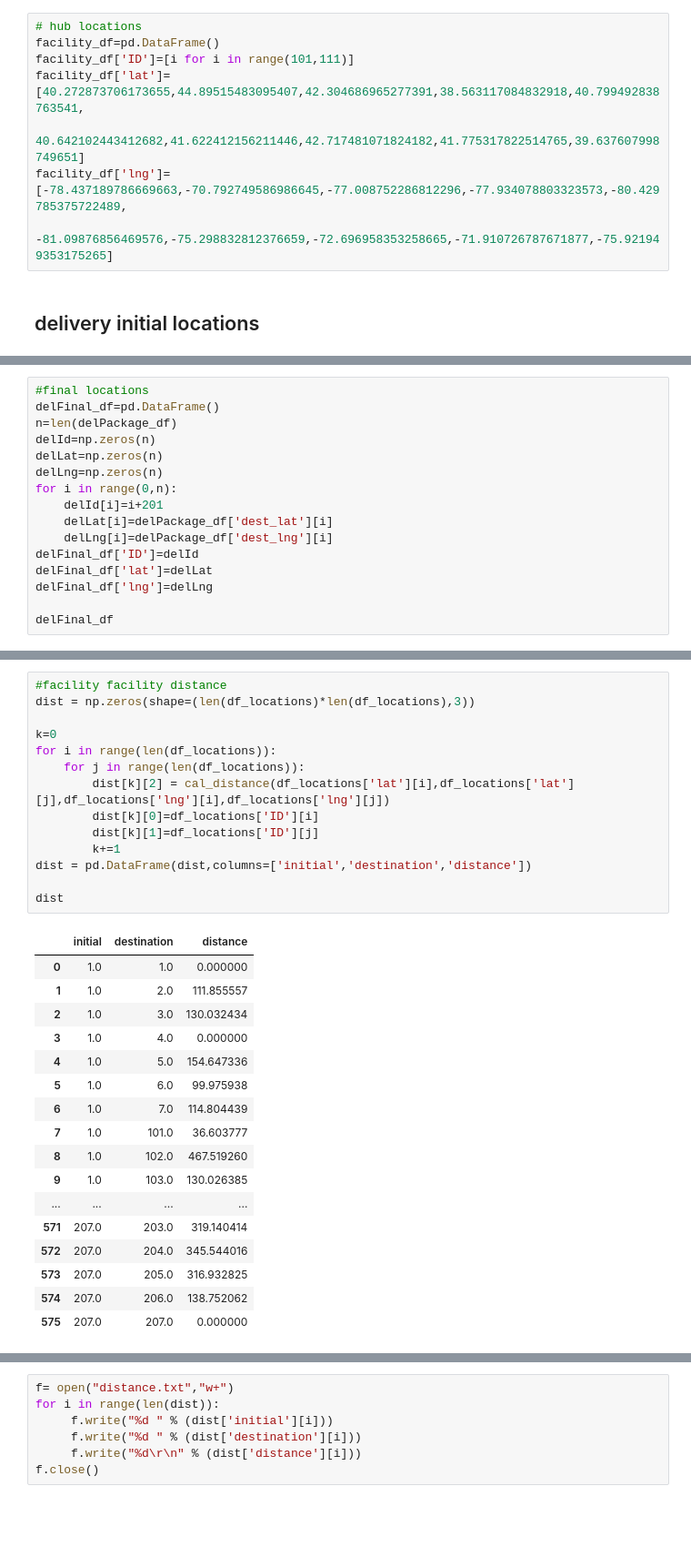
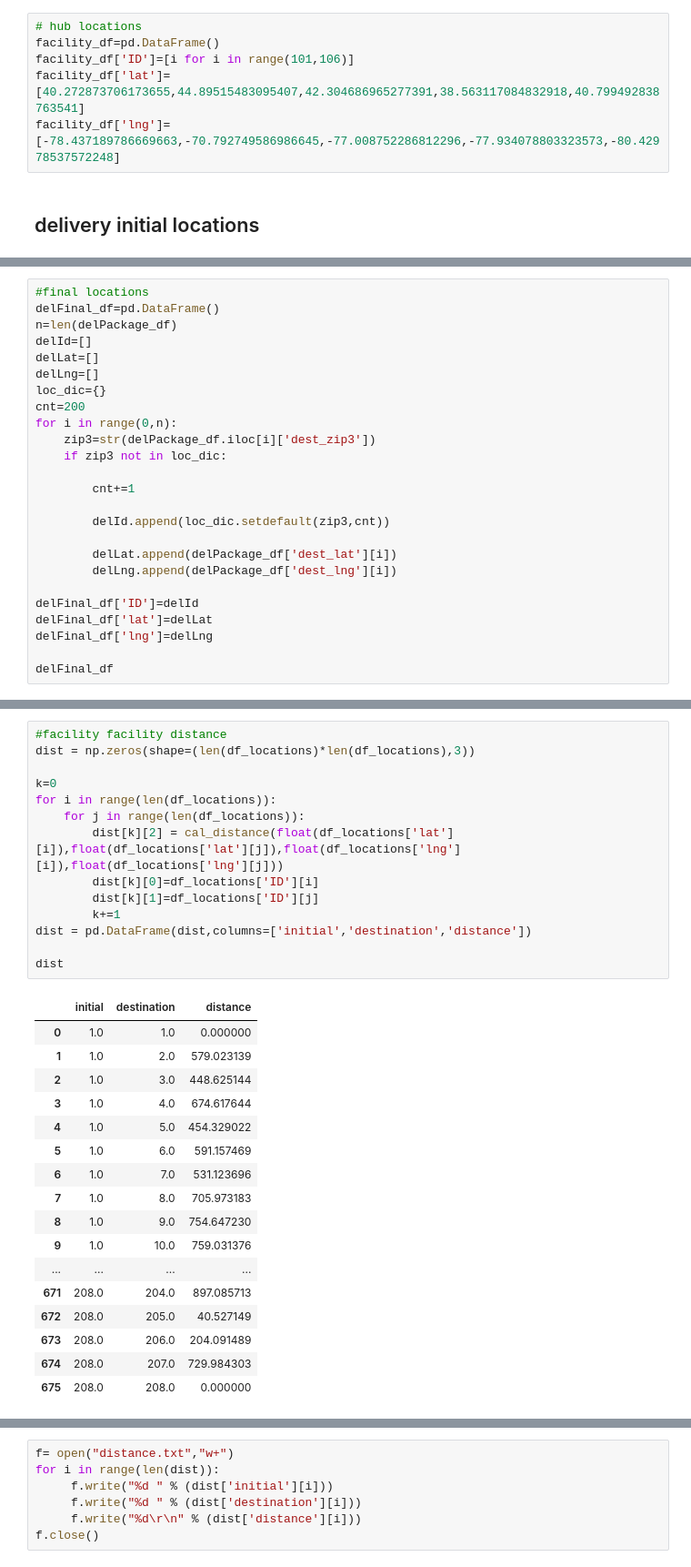
Before and after one commit to seenhzj/Cornell_PB_NE_Hub, a Jupyter notebook: models/calculate distance.ipynb, the cells around one changed output, grey strips where cells are left out. Shown: that part at 91% size. Saved outputs shown, nothing was run; the diff lists cells and outputs as text; blank space fills up the shorter version.

```diff
--- a/models/calculate distance.ipynb
+++ b/models/calculate distance.ipynb
@@ -188,11 +194,9 @@ print(oriNullReturnPackage_df['nullcount'][0]/totalReturnPackage_df['totalcount'
 # %%
 # hub locations
 facility_df=pd.DataFrame()
-facility_df['ID']=[i for i in range(101,111)]
-facility_df['lat']=[40.272873706173655,44.89515483095407,42.304686965277391,38.563117084832918,40.799492838763541,
-                    40.642102443412682,41.622412156211446,42.717481071824182,41.775317822514765,39.637607998749651]
-facility_df['lng']=[-78.437189786669663,-70.792749586986645,-77.008752286812296,-77.934078803323573,-80.429785375722489,
-                    -81.09876856469576,-75.298832812376659,-72.696958353258665,-71.910726787671877,-75.921949353175265]
+facility_df['ID']=[i for i in range(101,106)]
+facility_df['lat']=[40.272873706173655,44.89515483095407,42.304686965277391,38.563117084832918,40.799492838763541]
+facility_df['lng']=[-78.437189786669663,-70.792749586986645,-77.008752286812296,-77.934078803323573,-80.42978537572248]
 # %% [markdown]
 ## delivery initial locations
 # %%
@@ -223,13 +233,22 @@ delInitial_df
 #final locations
 delFinal_df=pd.DataFrame()
 n=len(delPackage_df)
-delId=np.zeros(n)
-delLat=np.zeros(n)
-delLng=np.zeros(n)
+delId=[]
+delLat=[]
+delLng=[]
+loc_dic={}
+cnt=200
 for i in range(0,n):
-    delId[i]=i+201
-    delLat[i]=delPackage_df['dest_lat'][i]
-    delLng[i]=delPackage_df['dest_lng'][i]
+    zip3=str(delPackage_df.iloc[i]['dest_zip3'])
+    if zip3 not in loc_dic:
+
+        cnt+=1
+
+        delId.append(loc_dic.setdefault(zip3,cnt))
+
+        delLat.append(delPackage_df['dest_lat'][i])
+        delLng.append(delPackage_df['dest_lng'][i])
+
 delFinal_df['ID']=delId
 delFinal_df['lat']=delLat
 delFinal_df['lng']=delLng
@@ -269,32 +288,32 @@ df_locations
 # %%
 #facility facility distance
 dist = np.zeros(shape=(len(df_locations)*len(df_locations),3))
 
 k=0
 for i in range(len(df_locations)):
     for j in range(len(df_locations)):
-        dist[k][2] = cal_distance(df_locations['lat'][i],df_locations['lat'][j],df_locations['lng'][i],df_locations['lng'][j])
+        dist[k][2] = cal_distance(float(df_locations['lat'][i]),float(df_locations['lat'][j]),float(df_locations['lng'][i]),float(df_locations['lng'][j]))
         dist[k][0]=df_locations['ID'][i]
         dist[k][1]=df_locations['ID'][j]
         k+=1
 dist = pd.DataFrame(dist,columns=['initial','destination','distance'])
 
 dist
 # %% [output]
 |  | initial | destination | distance |
 | 0 | 1.0 | 1.0 | 0.000000 |
-| 1 | 1.0 | 2.0 | 111.855557 |
-| 2 | 1.0 | 3.0 | 130.032434 |
-| 3 | 1.0 | 4.0 | 0.000000 |
-| 4 | 1.0 | 5.0 | 154.647336 |
-| 5 | 1.0 | 6.0 | 99.975938 |
-| 6 | 1.0 | 7.0 | 114.804439 |
-| 7 | 1.0 | 101.0 | 36.603777 |
-| 8 | 1.0 | 102.0 | 467.519260 |
-| 9 | 1.0 | 103.0 | 130.026385 |
+| 1 | 1.0 | 2.0 | 579.023139 |
+| 2 | 1.0 | 3.0 | 448.625144 |
+| 3 | 1.0 | 4.0 | 674.617644 |
+| 4 | 1.0 | 5.0 | 454.329022 |
+| 5 | 1.0 | 6.0 | 591.157469 |
+| 6 | 1.0 | 7.0 | 531.123696 |
+| 7 | 1.0 | 8.0 | 705.973183 |
+| 8 | 1.0 | 9.0 | 754.647230 |
+| 9 | 1.0 | 10.0 | 759.031376 |
 | ... | ... | ... | ... |
-| 571 | 207.0 | 203.0 | 319.140414 |
-| 572 | 207.0 | 204.0 | 345.544016 |
-| 573 | 207.0 | 205.0 | 316.932825 |
-| 574 | 207.0 | 206.0 | 138.752062 |
-| 575 | 207.0 | 207.0 | 0.000000 |
+| 671 | 208.0 | 204.0 | 897.085713 |
+| 672 | 208.0 | 205.0 | 40.527149 |
+| 673 | 208.0 | 206.0 | 204.091489 |
+| 674 | 208.0 | 207.0 | 729.984303 |
+| 675 | 208.0 | 208.0 | 0.000000 |
```
Also changed, not shown: parts of 19 cells of this notebook, 15 other files.
